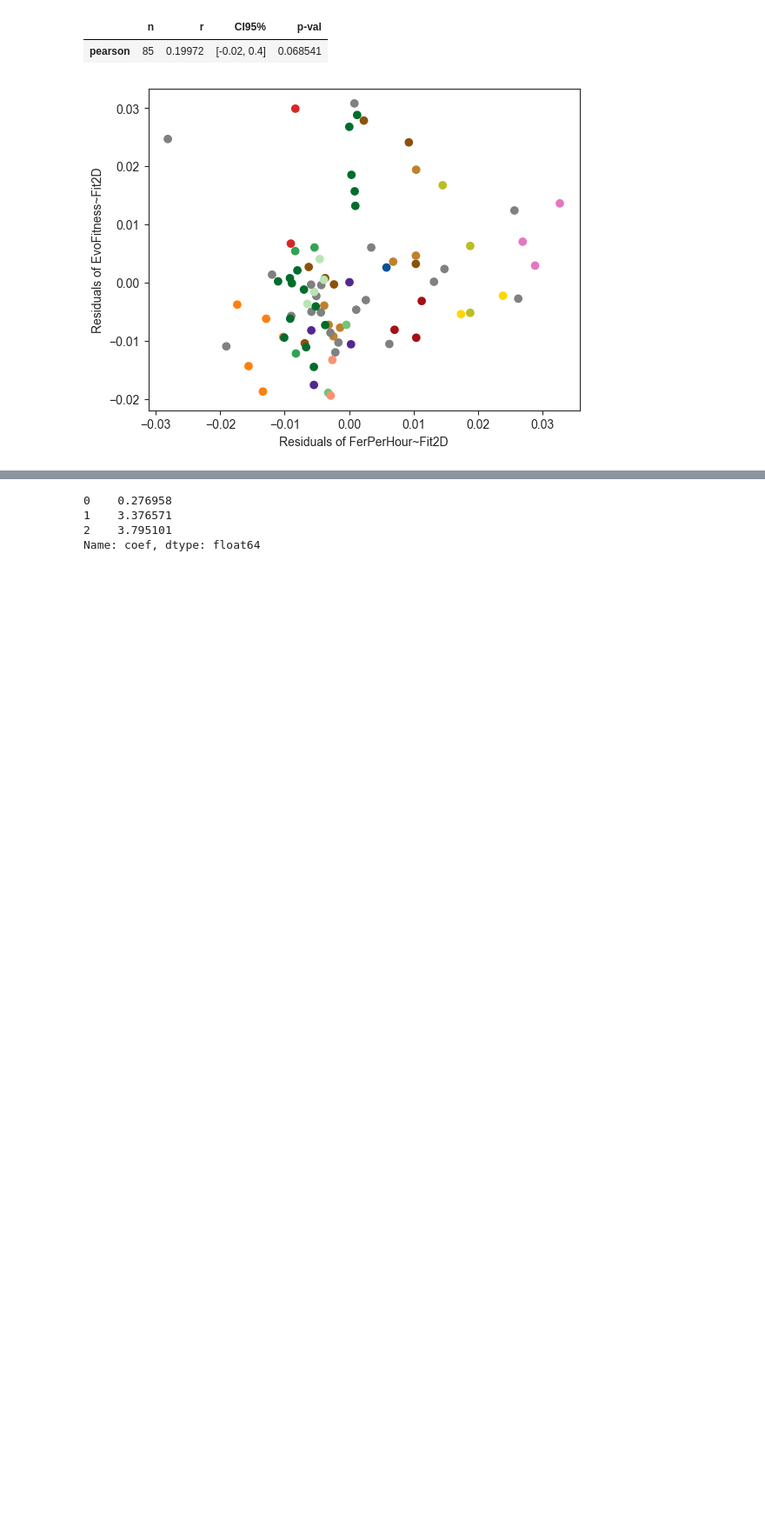
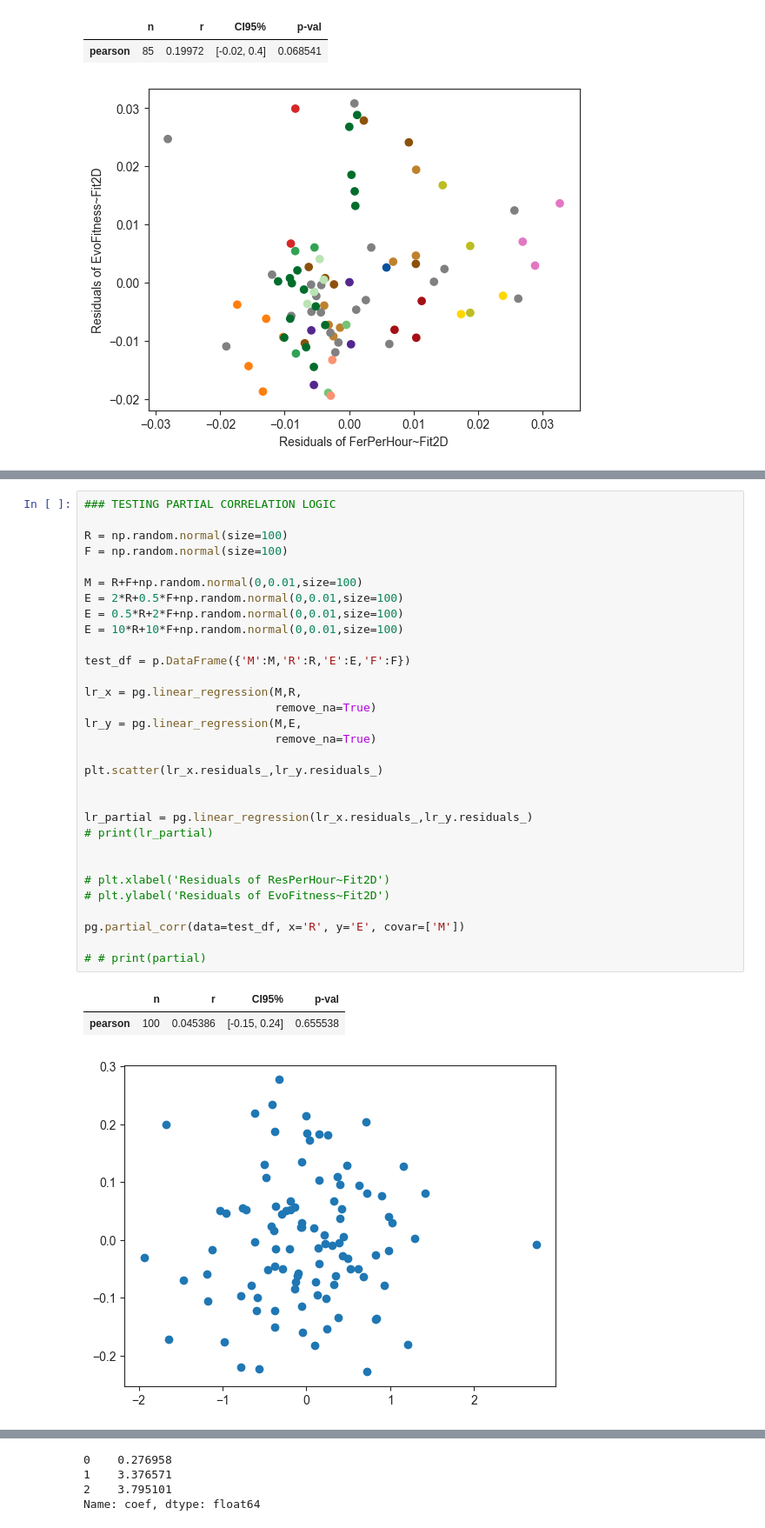
Before and after one commit to grantkinsler/EvolvingFront, a Jupyter notebook: EvolutionTracking/remeasurement vs evolution fitness.ipynb, the cells around one changed output, grey strips where cells are left out. Shown at 87% size. Saved outputs shown, nothing was run; the diff lists cells and outputs as text; blank space fills up the shorter version.

```diff
--- a/EvolutionTracking/remeasurement vs evolution fitness.ipynb
+++ b/EvolutionTracking/remeasurement vs evolution fitness.ipynb
@@ -412,6 +479,41 @@ pg.partial_corr(data=set_to_plot, x='ResPerHour_relative', y='evolution_fitness'
 |  | n | r | CI95% | p-val |
 | pearson | 85 | -0.170759 | [-0.37, 0.05] | 0.120419 |
 [figure]
+# %%
+### TESTING PARTIAL CORRELATION LOGIC
+
+R = np.random.normal(size=100)
+F = np.random.normal(size=100)
+
+M = R+F+np.random.normal(0,0.01,size=100)
+E = 2*R+0.5*F+np.random.normal(0,0.01,size=100)
+E = 0.5*R+2*F+np.random.normal(0,0.01,size=100)
+E = 10*R+10*F+np.random.normal(0,0.01,size=100)
+
+test_df = p.DataFrame({'M':M,'R':R,'E':E,'F':F})
+
+lr_x = pg.linear_regression(M,R,
+                            remove_na=True)
+lr_y = pg.linear_regression(M,E,
+                            remove_na=True)
+
+plt.scatter(lr_x.residuals_,lr_y.residuals_)
+
+
+lr_partial = pg.linear_regression(lr_x.residuals_,lr_y.residuals_)
+# print(lr_partial)
+
+
+# plt.xlabel('Residuals of ResPerHour~Fit2D')
+# plt.ylabel('Residuals of EvoFitness~Fit2D')
+
+pg.partial_corr(data=test_df, x='R', y='E', covar=['M'])
+
+# # print(partial)
+# %% [output]
+|  | n | r | CI95% | p-val |
+| pearson | 100 | 0.045386 | [-0.15, 0.24] | 0.655538 |
+[figure, added]
 # %%
 lr_fit2d = pg.linear_regression(
                             np.asarray([set_to_plot['FerPerHour_relative'].values[indices_to_keep],
```
Also changed, not shown: parts of 5 cells of this notebook, 7 other files.
